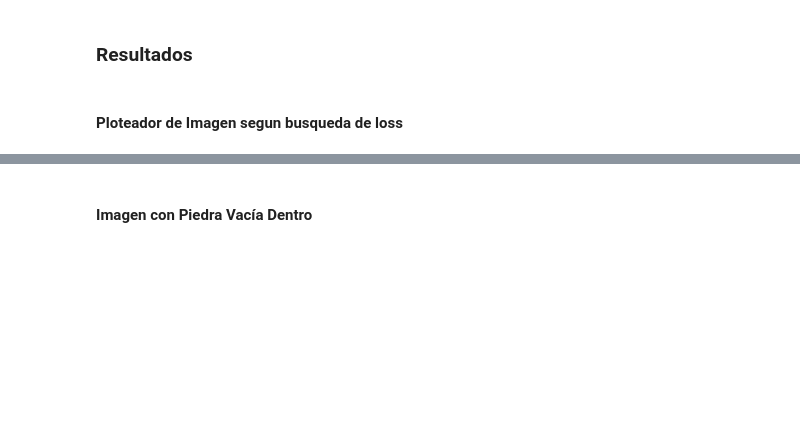
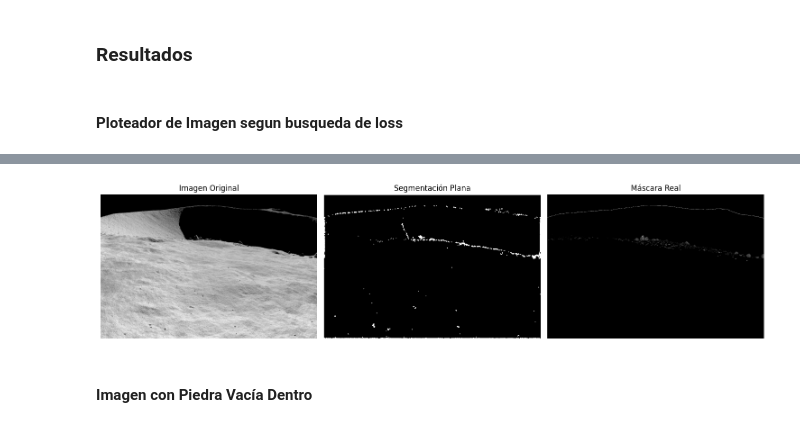
Before and after one commit to amag1/lunar-image-segmentation, a Jupyter notebook: notebooks/grafics_and_plots.ipynb, the cells around one changed output, grey strips where cells are left out. Drawn from its saved outputs; the diff is of its cells as text; code cells hidden in the pictures; blank space fills up the shorter version.

```diff
--- a/notebooks/grafics_and_plots.ipynb
+++ b/notebooks/grafics_and_plots.ipynb
@@ -371,3 +371,28 @@ if __name__ == "__main__":
+# %%
+image_number = '0104'
+img = cv2.imread(f"dataset/images/render/render{image_number}.png", cv2.IMREAD_GRAYSCALE)
+mask = segment_flat_image(img)
+
+real_mask = cv2.imread(f"dataset/images/ground/ground{image_number}.png", cv2.COLOR_BGR2RGB)
+real_mask = remove_red(real_mask)
+real_mask = cv2.cvtColor(real_mask, cv2.COLOR_BGR2GRAY)
+plt.figure(figsize=(15, 5))
+plt.subplot(1, 3, 1)
+plt.imshow(img, cmap='gray')
+plt.title('Imagen Original')
+plt.axis('off')
+plt.subplot(1, 3, 2)
+plt.imshow(mask, cmap='gray')
+plt.title('Segmentación Plana')
+plt.axis('off')
+plt.subplot(1, 3, 3)
+plt.imshow(real_mask, cmap='gray')
+plt.title('Máscara Real')
+plt.axis('off')
+plt.tight_layout()
+plt.show()
+# %% [output]
+[figure, added]
 # %% [markdown]
 #### Imagen con Piedra Vacía Dentro
 # %%
```
Also changed, not shown: parts of 1 cell of this notebook, 6 other files.
